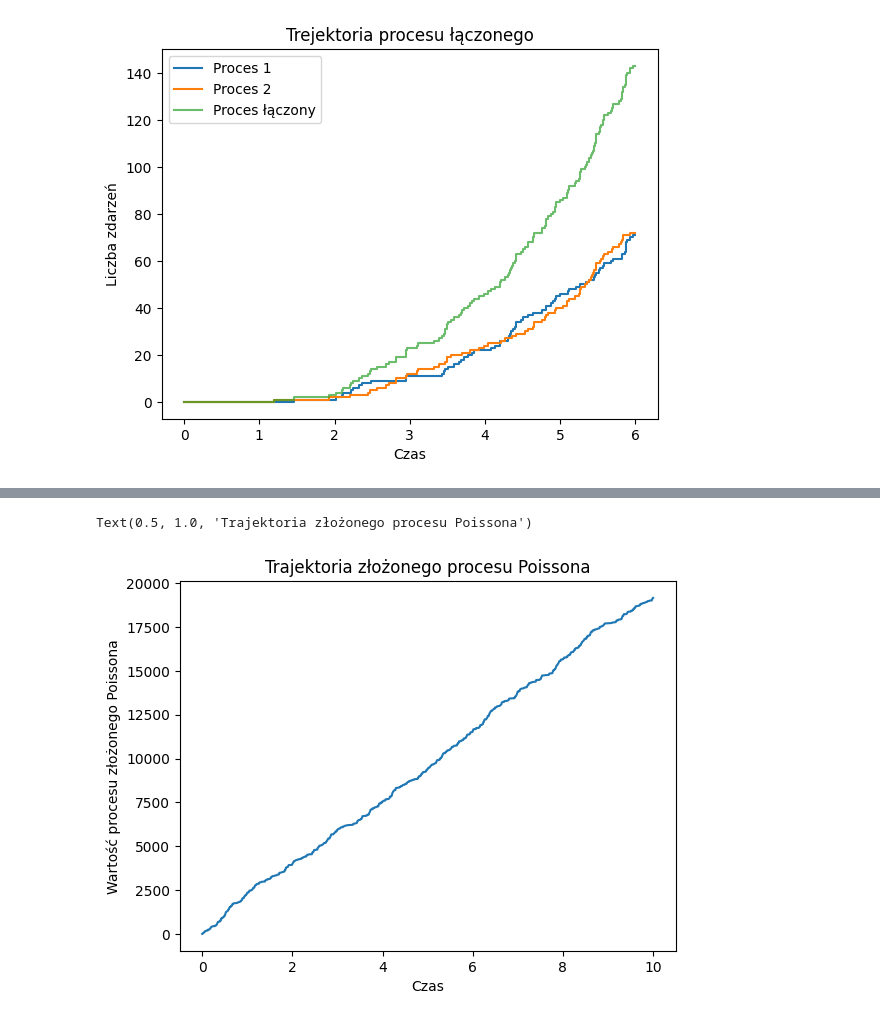
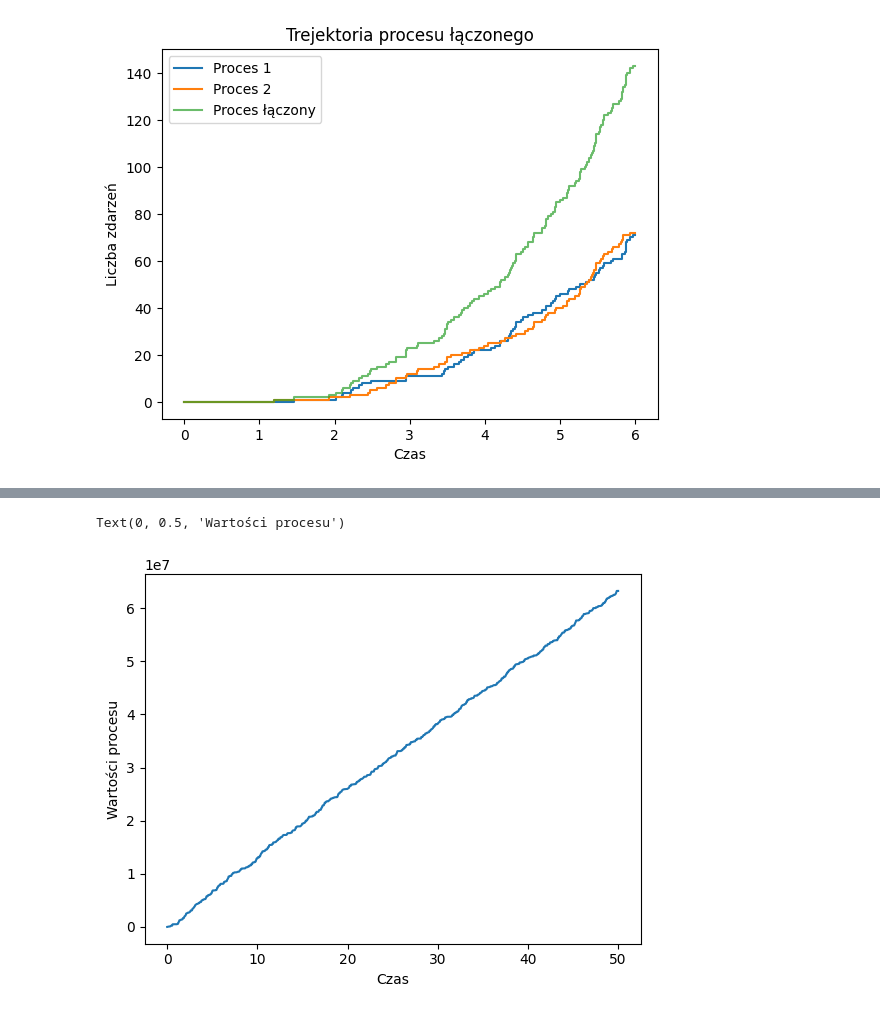
Before and after one commit to MariaNowacka/4-semestr, a Jupyter notebook: symulacje/Nowacka_Lista6.ipynb, the cells around one changed output, grey strips where cells are left out. Cells and saved outputs as stored; diff of their text form; code cells hidden in the pictures.

```diff
--- a/symulacje/Nowacka_Lista6.ipynb
+++ b/symulacje/Nowacka_Lista6.ipynb
@@ -130,0 +65,25 @@ plt.show()
+# %%
+def F(t, m, T):
+    return m(t)/m(T)
+
+def times_poiss(lambd, T, n):
+    m_T = m(T, lambd)
+    NT = np.random.poisson(m_T)
+    times = np.linspace(0, T, n)
+    ms = [m(t, lambd)/m_T for t in times]
+    F_inv = interp1d(ms, times, fill_value='extrapolate')
+    sorted_waiting_times = np.sort([F_inv(u) for u in np.random.rand(NT)])
+
+    return sorted_waiting_times
+
+T = 100
+n = 60
+tims = times_poiss(lambda1, T, n)
+times = np.linspace(0,T, 1000)
+plt.step(tims, range(len(tims)))
+y = [m(t, lambda1) for t in times]
+plt.plot(times, y, label = 'quad(całka lambda)')
+plt.ylabel('Czas')
+plt.title('Próbka')
+plt.legend()
+plt.show()
@@ -198,28 +168,24 @@ Text(0, 0.5, 'Liczba zdarzeń')
 # %%
-import numpy as np
-import matplotlib.pyplot as plt
+def poisson_process(T, FZ, n=1000):
+    times = np.linspace(0, T, n)
 
-def poisson_process(T, FZ, num_samples=1000):
-    t_values = np.linspace(0, T, num_samples)
-
-    Yt = np.zeros_like(t_values)
-    for i in range(1, len(t_values)):
-        dt = t_values[i] - t_values[i - 1]
+    Yt = np.zeros_like(times)
+    for i in range(1, len(times)):
+        dt = times[i] - times[i - 1]
         lambda_t = FZ(np.random.uniform(0, T))
         Yt[i] = Yt[i - 1] + np.random.poisson(lambda_t * dt)
 
-    return t_values, Yt
+    return times, Yt
 
 
 def FZ(z):
     return  z**4
 # %%
-T = 10
+T = 50
 t_values, Yt = poisson_process(T, FZ)
 plt.plot(t_values, Yt)
 plt.xlabel('Czas')
-plt.ylabel('Wartość procesu złożonego Poissona')
-plt.title('Trajektoria złożonego procesu Poissona')
+plt.ylabel('Wartości procesu')
 # %% [output]
-Text(0.5, 1.0, 'Trajektoria złożonego procesu Poissona')
+Text(0, 0.5, 'Wartości procesu')
-[figure, old version]
+[figure, new version]
```
Also changed, not shown: parts of 13 cells of this notebook.
